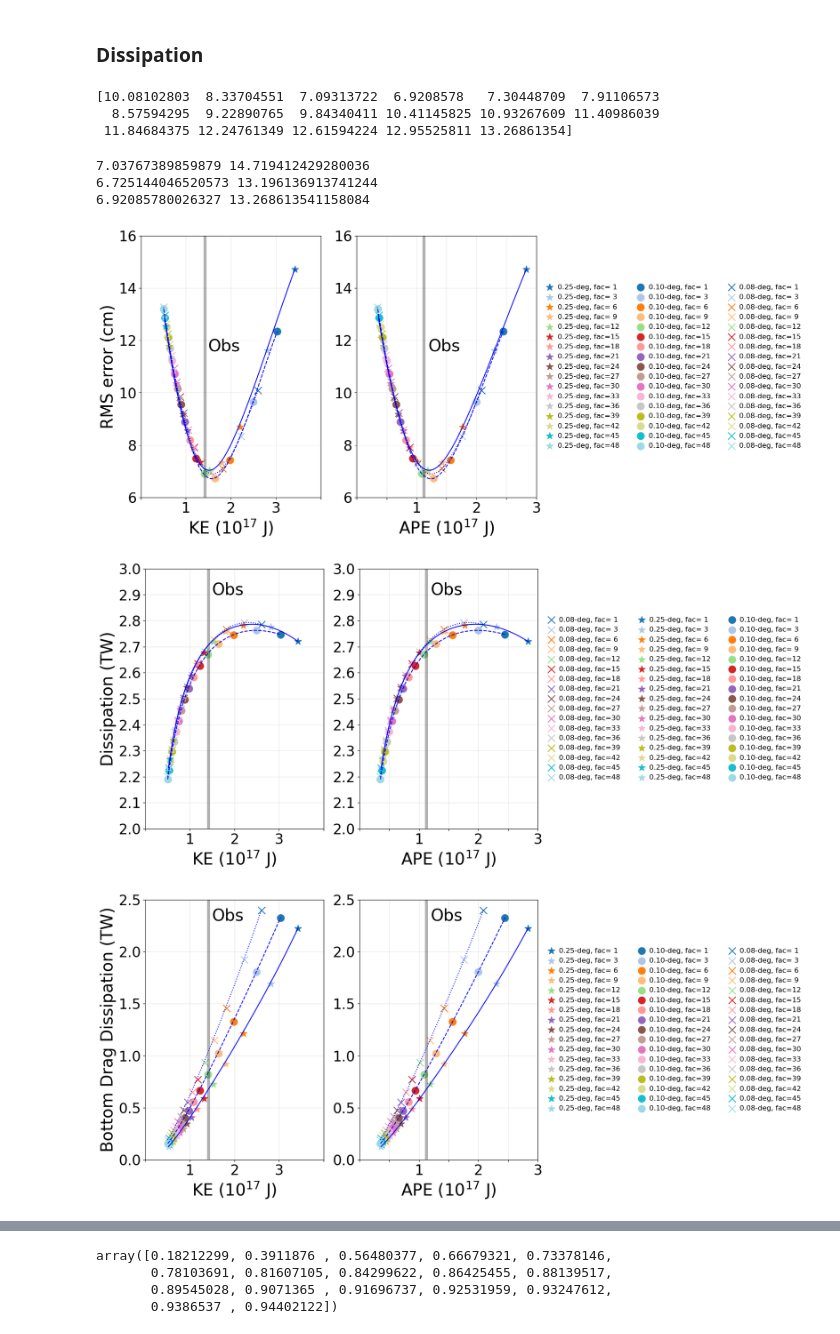
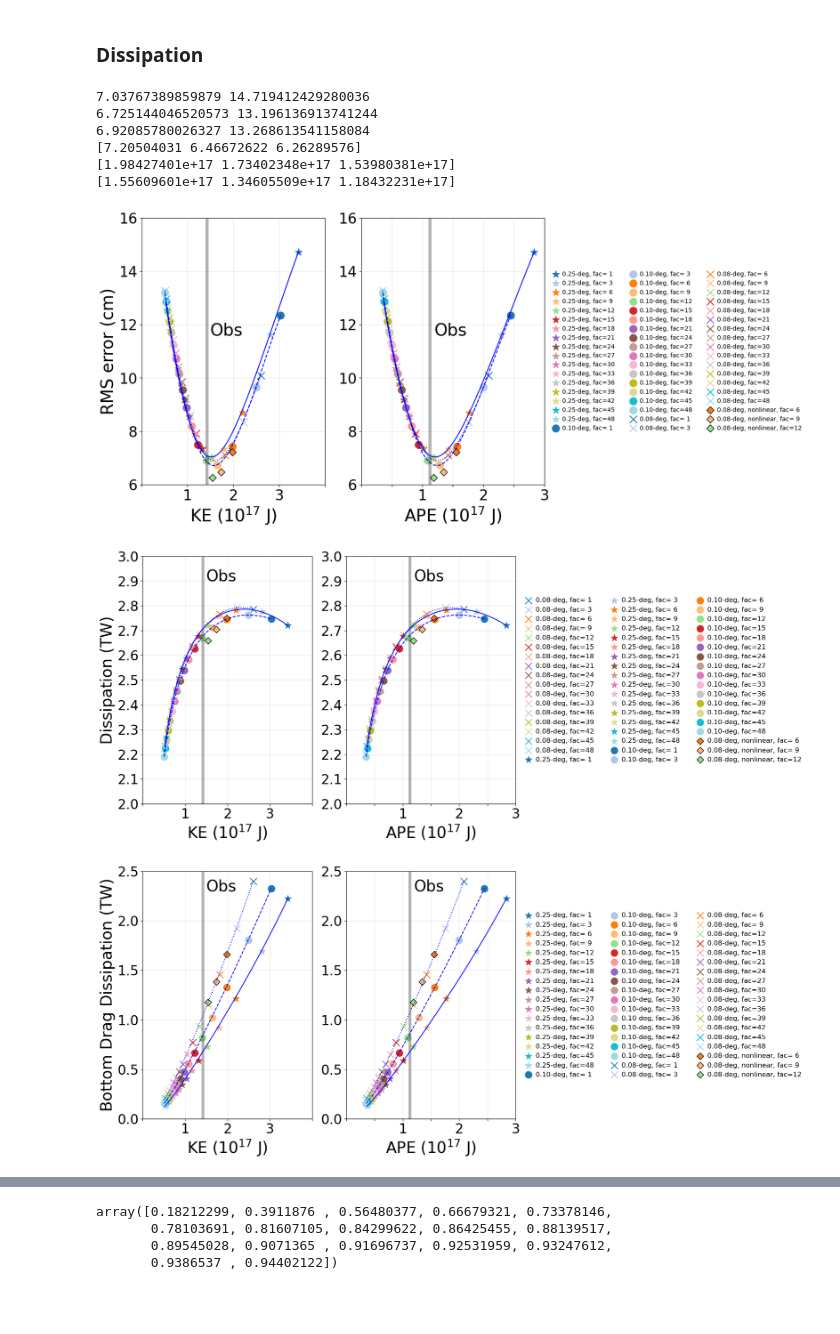
Before and after one commit to luweiyang/MOM6_global_tide_only, a Jupyter notebook: evaluate/plot_KE_APE_RMSE_Dissip_sigma.ipynb, the cells around one changed output, grey strips where cells are left out. Cells and saved outputs as stored; diff of their text form; code cells hidden in the pictures; blank space fills up the shorter version.

Commit message:
Add 1/12-deg nonlinear case.

```diff
--- a/evaluate/plot_KE_APE_RMSE_Dissip_sigma.ipynb
+++ b/evaluate/plot_KE_APE_RMSE_Dissip_sigma.ipynb
@@ -184,22 +191,27 @@ fac = np.array([1,3,6,9,12,15,18,21,24,27,30,33,36,39,42,45,48])
 RMSE_025 = np.full((17),np.nan)
 RMSE_01  = np.full((17),np.nan)
 RMSE_008 = np.full((17),np.nan)
+RMSE_008_non = np.full((3),np.nan)
 
 dissip_025 = np.full((17),np.nan)
 dissip_01  = np.full((17),np.nan)
 dissip_008 = np.full((17),np.nan)
+dissip_008_non = np.full((3),np.nan)
 
 perc_025 = np.full((17),np.nan)
 perc_01  = np.full((17),np.nan)
 perc_008 = np.full((17),np.nan)
+perc_008_non = np.full((3),np.nan)
 
 cdrag_025 = np.full((17),np.nan)
 cdrag_01  = np.full((17),np.nan)
 cdrag_008 = np.full((17),np.nan)
+cdrag_008_non = np.full((3),np.nan)
 
 sigma_025 = np.full((17),np.nan)
 sigma_01  = np.full((17),np.nan)
 sigma_008 = np.full((17),np.nan)
+sigma_008_non = np.full((3),np.nan)
 # %% [markdown]
 ### Dissipation
 # %%
@@ -228,6 +240,19 @@ for i in range(17):
 
     dissip_008[i] = global_cdrag + global_sigma
     perc_008[i] = global_sigma/(global_cdrag + global_sigma)
+# %%
+for i in range(3):
+    dir_sig = '/g/data/nm03/lxy581/evaluate/dissip/M2_dissip_008_sigma_nonlinear_x%02d.nc'%((i+2)*3)
+    data = xr.open_dataset(dir_sig)
+
+    global_cdrag = np.nansum(np.array(data.dissip_cdrag) * np.array(area_008)) / 1e+12
+    global_sigma = np.nansum(np.array(data.dissip_sigma) * np.array(area_008)) / 1e+12
+
+    cdrag_008_non[i] = global_cdrag
+    sigma_008_non[i] = global_sigma
+
+    dissip_008_non[i] = global_cdrag + global_sigma
+    perc_008_non[i] = global_sigma/(global_cdrag + global_sigma)
 # %%
 for i in range(17):
     dir_sig = '/g/data/nm03/lxy581/evaluate/dissip/M2_dissip_01_sigma_%02d.nc'%i
@@ -253,12 +278,13 @@ for i in range(17):
     b = np.sqrt(np.nansum(data.ele_err_amp**2 * area_008)/np.nansum(area_008))*100
     c = np.sqrt(np.nansum(data.ele_err_pha**2 * area_008)/np.nansum(area_008))*100
     RMSE_008[i] = np.sqrt(b**2 + c**2)
-# %%
-print(RMSE_008)
-# %% [output]
-[10.08102803  8.33704551  7.09313722  6.9208578   7.30448709  7.91106573
-  8.57594295  9.22890765  9.84340411 10.41145825 10.93267609 11.40986039
- 11.84684375 12.24761349 12.61594224 12.95525811 13.26861354]
+# %%
+for i in range(3):
+    dir_sig = '/g/data/nm03/lxy581/evaluate/amp_phase/MOM6_008_SAH_M2_sigma_nonlinear_x%02d_RMSE_decomp.nc'%((i+2)*3)
+    data = xr.open_dataset(dir_sig)
+    b = np.sqrt(np.nansum(data.ele_err_amp**2 * area_008)/np.nansum(area_008))*100
+    c = np.sqrt(np.nansum(data.ele_err_pha**2 * area_008)/np.nansum(area_008))*100
+    RMSE_008_non[i] = np.sqrt(b**2 + c**2)
 # %%
 for i in range(17):
     dir_sig = '/g/data/nm03/lxy581/evaluate/amp_phase/MOM6_01_SAH_M2_sigma_%02d_RMSE_total.nc'%i
@@ -268,10 +294,16 @@ for i in range(17):
 print(np.nanmin(RMSE_025),np.nanmax(RMSE_025))
 print(np.nanmin(RMSE_01),np.nanmax(RMSE_01))
 print(np.nanmin(RMSE_008),np.nanmax(RMSE_008))
+print(RMSE_008_non)
+print(mKE_008_non)
+print(mAPE_008_non)
 # %% [output]
 7.03767389859879 14.719412429280036
 6.725144046520573 13.196136913741244
 6.92085780026327 13.268613541158084
+[7.20504031 6.46672622 6.26289576]
+[1.98427401e+17 1.73402348e+17 1.53980381e+17]
+[1.55609601e+17 1.34605509e+17 1.18432231e+17]
 # %%
 fig = plt.figure(figsize=(12, 8))
 axs = []
@@ -329,6 +361,8 @@ for I, ax in enumerate(axs):
             ax.scatter(mKE_025[i],RMSE_025[i],s=marker_size,c=colors[i],marker='*',edgecolor=colors[i])
             ax.scatter(mKE_01[i],RMSE_01[i],s=marker_size,c=colors[i],marker='o',edgecolor=colors[i])
             ax.scatter(mKE_008[i],RMSE_008[i],s=marker_size,c=colors[i],marker='x',edgecolor=colors[i])
+        for i in range(3):
+            ax.scatter(mKE_008_non[i],RMSE_008_non[i],s=marker_size/2,c=colors[i+2],marker='D',edgecolor='k')
 
         ax.grid(True,alpha=0.3)
 
@@ -349,13 +383,15 @@ for I, ax in enumerate(axs):
             ax.scatter(mAPE_01[i],RMSE_01[i],s=marker_size,c=colors[i],marker='o',edgecolor=colors[i],label='0.10-deg, fac=%2d'%fac[i])
         for i in range(17):
             ax.scatter(mAPE_008[i],RMSE_008[i],s=marker_size,c=colors[i],marker='x',edgecolor=colors[i],label='0.08-deg, fac=%2d'%fac[i])
+        for i in range(3):
+            ax.scatter(mAPE_008_non[i],RMSE_008_non[i],s=marker_size/2,c=colors[i+2],marker='D',edgecolor='k',label='0.08-deg, nonlinear, fac=%2d'%((i+2)*3))
         ax.grid(True,alpha=0.3)
 
-        ax.legend(loc='center left',bbox_to_anchor=(1,0.5),fontsize=12,ncol=3,handletextpad=0.1,frameon=False)
+        ax.legend(loc='center left',bbox_to_anchor=(1,0.5),fontsize=10,ncol=3,handletextpad=0.1,frameon=False)
 
 plt.savefig('/g/data/nm03/lxy581/evaluate/tuning/SAL_SAH_masked_TPXO_M2_008_01_025_KE_APE_RMSE.png', dpi=600, bbox_inches='tight')
 # %% [output]
-[figure, old version]
+[figure, new version]
 # %%
 fig = plt.figure(figsize=(12, 8))
 axs = []
@@ -410,35 +446,38 @@ for I, ax in enumerate(axs):
         ax.plot(ke_smooth_008, dissip_smooth_008, color='b',linestyle=':')
         for i in range(17):
             ax.scatter(mKE_025[i],dissip_025[i],s=marker_size,c=colors[i],marker='*',edgecolor=colors[i])
             ax.scatter(mKE_01[i],dissip_01[i],s=marker_size,c=colors[i],marker='o',edgecolor=colors[i])
             ax.scatter(mKE_008[i],dissip_008[i],s=marker_size,c=colors[i],marker='x',edgecolor=colors[i])
-
+        for i in range(3):
+            ax.scatter(mKE_008_non[i],dissip_008_non[i],s=marker_size/2,c=colors[i+2],marker='D',edgecolor='k')
         ax.grid(True,alpha=0.3)
 
     if I==1:
         ax.set_xlim(0e+17,3e+17)
         ax.set_xticks(np.arange(0e+17,3.5e+17,0.5e+17))
         ax.set_xticklabels(['','','1','','2','','3'])
         ax.set_xlabel('APE (10$^{17}$ J)',fontsize=28)
         ax.text(1.2e+17,2.9,'Obs',fontsize=28)
         ax.plot([mAPE_TPXO,mAPE_TPXO],[0,3],'k',linewidth=5,alpha=0.3)
         ax.plot(ape_smooth_025, dissip_smooth_025, color='b')
         ax.plot(ape_smooth_01, dissip_smooth_01, color='b',linestyle='--')
         ax.plot(ape_smooth_008, dissip_smooth_008, color='b',linestyle=':')
 
         for i in range(17):
             ax.scatter(mAPE_008[i],dissip_008[i],s=marker_size,c=colors[i],marker='x',edgecolor=colors[i],label='0.08-deg, fac=%2d'%fac[i])
         for i in range(17):
             ax.scatter(mAPE_025[i],dissip_025[i],s=marker_size,c=colors[i],marker='*',edgecolor=colors[i],label='0.25-deg, fac=%2d'%fac[i])
         for i in range(17):
             ax.scatter(mAPE_01[i],dissip_01[i],s=marker_size,c=colors[i],marker='o',edgecolor=colors[i],label='0.10-deg, fac=%2d'%fac[i])
+        for i in range(3):
+            ax.scatter(mAPE_008_non[i],dissip_008_non[i],s=marker_size/2,c=colors[i+2],marker='D',edgecolor='k',label='0.08-deg, nonlinear, fac=%2d'%((i+2)*3))
         ax.grid(True,alpha=0.3)
 
         ax.legend(loc='center left',bbox_to_anchor=(1,0.5),fontsize=12,ncol=3,handletextpad=0.1,frameon=False)
 
 plt.savefig('/g/data/nm03/lxy581/evaluate/tuning/SAL_SAH_masked_TPXO_M2_008_01_025_KE_APE_dissip.png', dpi=600, bbox_inches='tight')
 # %% [output]
-[figure, old version]
+[figure, new version]
 # %%
 fig = plt.figure(figsize=(12, 8))
 axs = []
@@ -494,6 +533,8 @@ for I, ax in enumerate(axs):
             ax.scatter(mKE_025[i],cdrag_025[i],s=marker_size,c=colors[i],marker='*',edgecolor=colors[i])
             ax.scatter(mKE_01[i],cdrag_01[i],s=marker_size,c=colors[i],marker='o',edgecolor=colors[i])
             ax.scatter(mKE_008[i],cdrag_008[i],s=marker_size,c=colors[i],marker='x',edgecolor=colors[i])
+        for i in range(3):
+            ax.scatter(mKE_008_non[i],cdrag_008_non[i],s=marker_size/2,c=colors[i+2],marker='D',edgecolor='k')
         ax.grid(True,alpha=0.3)
 
     if I==1:
@@ -513,13 +554,15 @@ for I, ax in enumerate(axs):
             ax.scatter(mAPE_01[i],cdrag_01[i],s=marker_size,c=colors[i],marker='o',edgecolor=colors[i],label='0.10-deg, fac=%2d'%fac[i])
         for i in range(17):
             ax.scatter(mAPE_008[i],cdrag_008[i],s=marker_size,c=colors[i],marker='x',edgecolor=colors[i],label='0.08-deg, fac=%2d'%fac[i])
+        for i in range(3):
+            ax.scatter(mAPE_008_non[i],cdrag_008_non[i],s=marker_size/2,c=colors[i+2],marker='D',edgecolor='k',label='0.08-deg, nonlinear, fac=%2d'%((i+2)*3))
         ax.grid(True,alpha=0.3)
 
         ax.legend(loc='center left',bbox_to_anchor=(1,0.5),fontsize=12,ncol=3,handletextpad=0.1,frameon=False)
 
 plt.savefig('/g/data/nm03/lxy581/evaluate/tuning/SAL_SAH_masked_TPXO_M2_008_01_025_KE_APE_dissip_cdrag.png', dpi=600, bbox_inches='tight')
 # %% [output]
-[figure, old version]
+[figure, new version]
 # %%
 fig = plt.figure(figsize=(12, 8))
 axs = []
```
Also changed, not shown: parts of 7 cells of this notebook.
